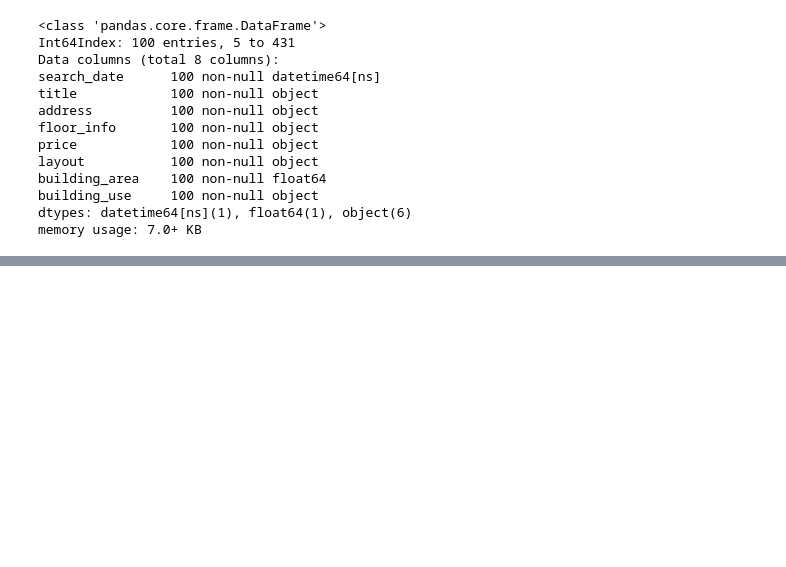
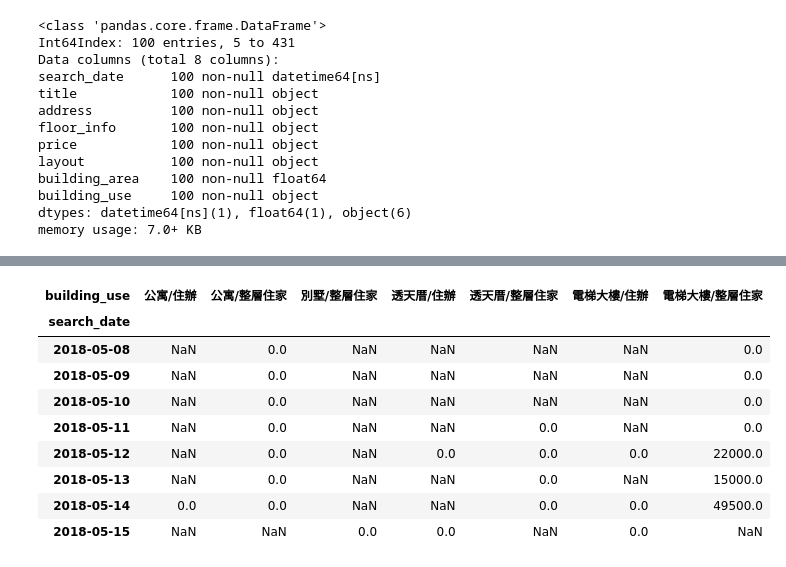
Before and after one commit to ywchiu/ctbcpy, a Jupyter notebook: Demo20190422.ipynb, the cells around one changed output, grey strips where cells are left out. Cells and saved outputs as stored; diff of their text form; code cells hidden in the pictures; blank space fills up the shorter version.

```diff
--- a/Demo20190422.ipynb
+++ b/Demo20190422.ipynb
@@ -1853,0 +1941,16 @@ memory usage: 7.0+ KB
+# %%
+df = pd.read_csv('https://raw.githubusercontent.com/ywchiu/ctbcpy/master/data/rent_591.csv', index_col= 0, parse_dates=[1])
+df['price'] = df['price'].map(lambda ele: int(ele.replace('元/月', '').replace(',',''))).head()
+# %%
+df.pivot_table(index='search_date',columns='building_use', values = 'price', aggfunc=sum)
+# %% [output]
+| building_use | 公寓/住辦 | 公寓/整層住家 | 別墅/整層住家 | 透天厝/住辦 | 透天厝/整層住家 | 電梯大樓/住辦 | 電梯大樓/整層住家 |
+| search_date |  |  |  |  |  |  |  |
+| 2018-05-08 | NaN | 0.0 | NaN | NaN | NaN | NaN | 0.0 |
+| 2018-05-09 | NaN | 0.0 | NaN | NaN | NaN | NaN | 0.0 |
+| 2018-05-10 | NaN | 0.0 | NaN | NaN | NaN | NaN | 0.0 |
+| 2018-05-11 | NaN | 0.0 | NaN | NaN | 0.0 | NaN | 0.0 |
+| 2018-05-12 | NaN | 0.0 | NaN | 0.0 | 0.0 | 0.0 | 22000.0 |
+| 2018-05-13 | NaN | 0.0 | NaN | NaN | 0.0 | NaN | 15000.0 |
+| 2018-05-14 | 0.0 | 0.0 | NaN | NaN | 0.0 | 0.0 | 49500.0 |
+| 2018-05-15 | NaN | NaN | 0.0 | 0.0 | NaN | 0.0 | NaN |
```
Also changed, not shown: parts of 80 cells of this notebook.
